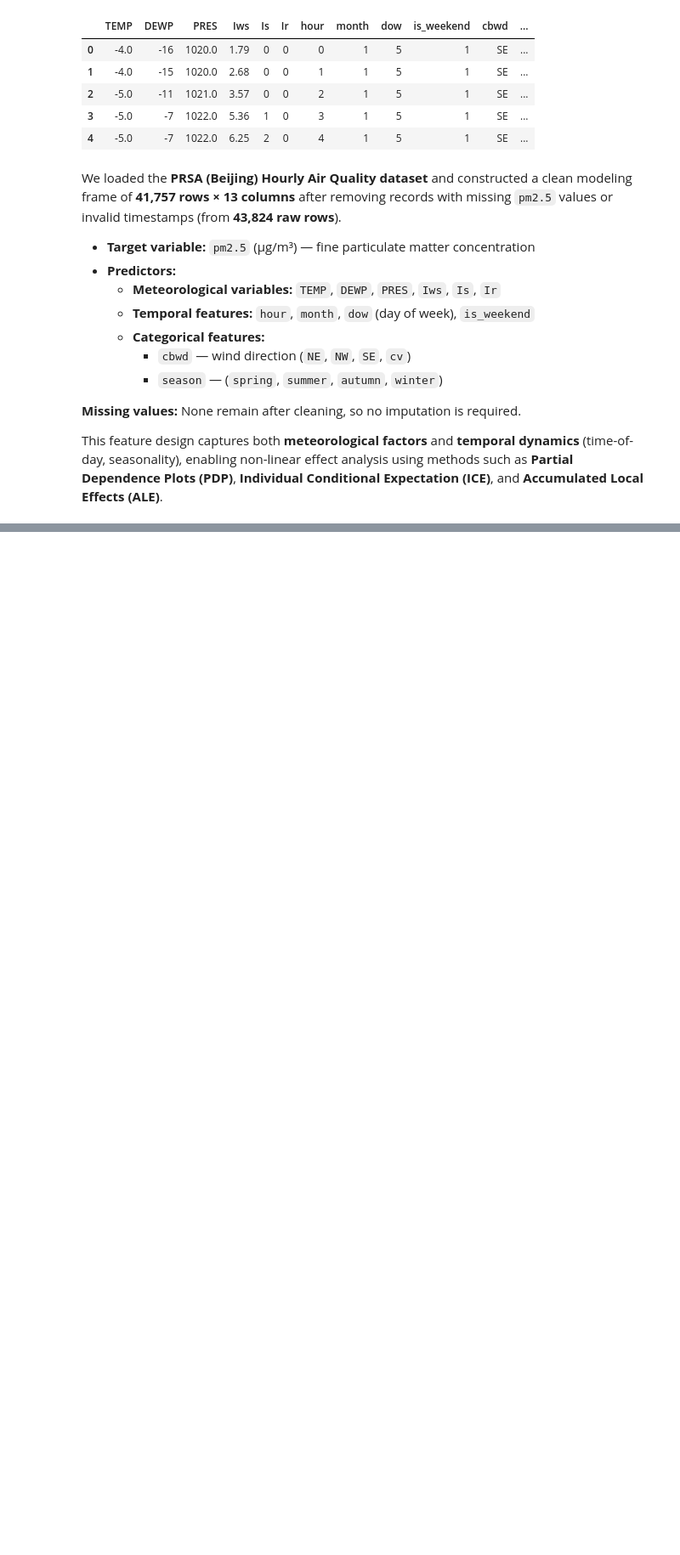
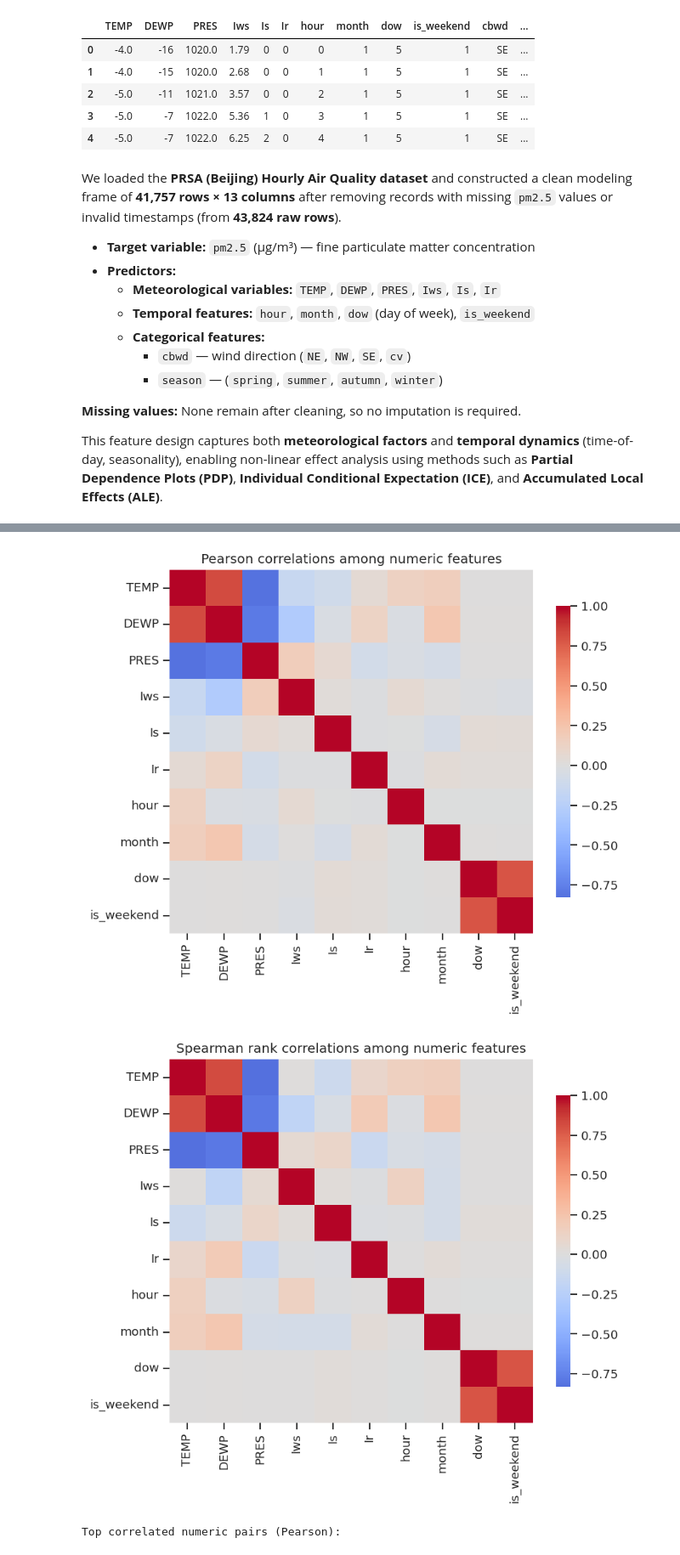
Before and after one commit to mobasserulHaque/Explainable-Techniques-II, a Jupyter notebook: Assignment4_Explainable_Techniques_2.ipynb, the cells around one changed output, grey strips where cells are left out. Shown: that part at 85% size. Saved outputs shown, nothing was run; the diff lists cells and outputs as text; code cells hidden in the pictures; blank space fills up the shorter version.

```diff
--- a/Assignment4_Explainable_Techniques_2.ipynb
+++ b/Assignment4_Explainable_Techniques_2.ipynb
@@ -171,0 +284,41 @@ This feature design captures both **meteorological factors** and **temporal dyna
+# %%
+# Numeric columns only (including binary is_weekend)
+num_cols = ["TEMP", "DEWP", "PRES", "Iws", "Is", "Ir", "hour", "month", "dow", "is_weekend"]
+
+# Correlation matrices
+corr_pearson = df_model[num_cols].corr(method="pearson")
+corr_spearman = df_model[num_cols].corr(method="spearman")
+
+fig, ax = plt.subplots(figsize=(7.5, 6))
+sns.heatmap(corr_pearson, cmap="coolwarm", center=0, square=True, cbar_kws={"shrink": 0.8}, ax=ax)
+ax.set_title("Pearson correlations among numeric features")
+plt.show()
+
+fig, ax = plt.subplots(figsize=(7.5, 6))
+sns.heatmap(corr_spearman, cmap="coolwarm", center=0, square=True, cbar_kws={"shrink": 0.8}, ax=ax)
+ax.set_title("Spearman rank correlations among numeric features")
+plt.show()
+
+# strongest absolute Pearson correlations
+corr_abs = corr_pearson.abs().where(~np.eye(len(corr_pearson), dtype=bool))
+top_pairs = (
+    corr_abs.stack()
+    .sort_values(ascending=False)
+    .dropna()
+    .reset_index()
+)
+top_pairs.columns = ["feat_1", "feat_2", "abs_corr"]
+print("Top correlated numeric pairs (Pearson):")
+display(top_pairs.head(10))
+
+# VIF for multicollinearity
+vif_df = compute_vif(df_model[num_cols])
+print("\nVariance Inflation Factors (VIF):")
+display(vif_df)
+
+corr_pearson_vals = corr_pearson.copy()
+vif_table = vif_df.copy()
+# %% [output]
+[figure, added]
+[figure, added]
+Top correlated numeric pairs (Pearson):
```
Also changed, not shown: parts of 5 cells of this notebook.
